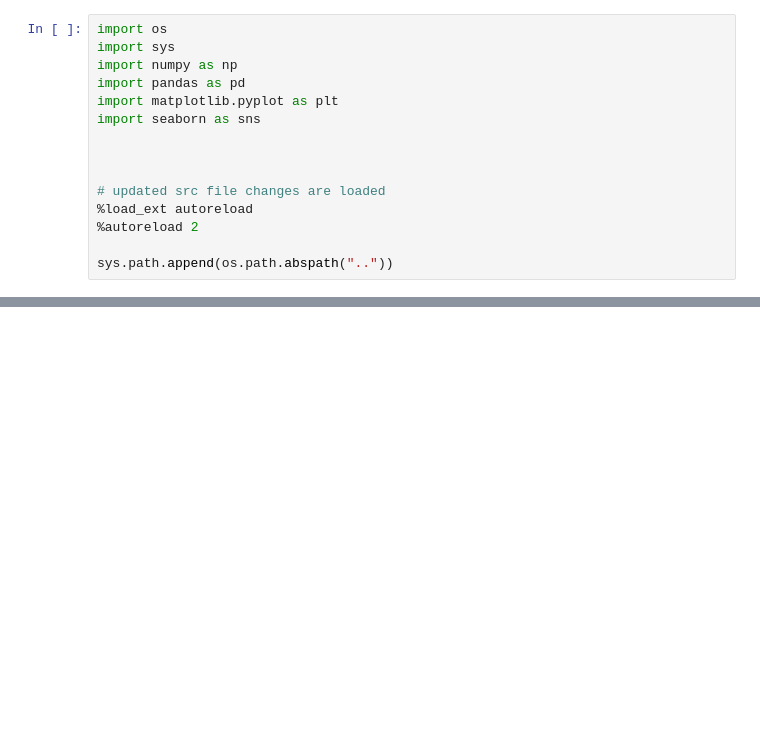
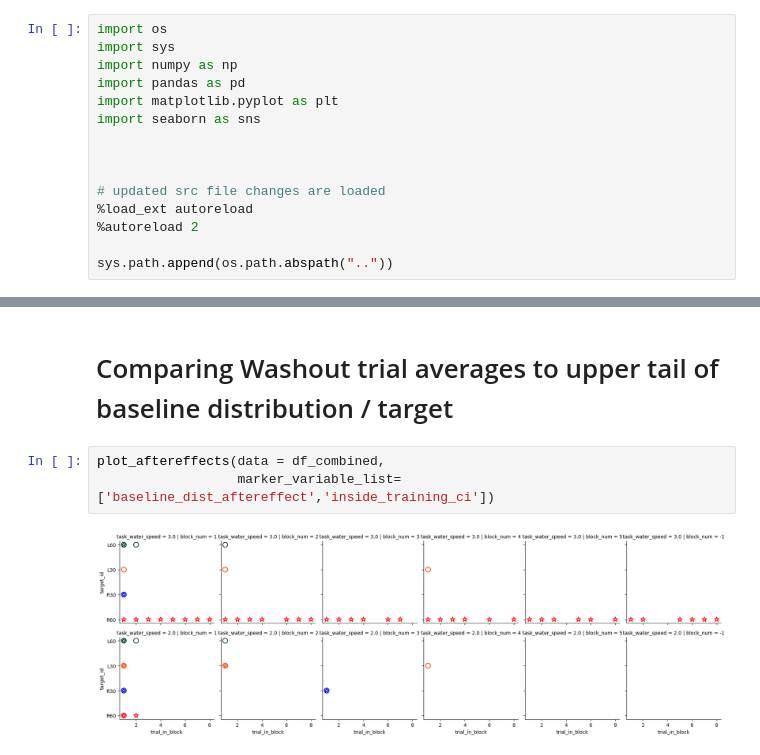
Before and after one commit to jacobjb02/vr-motor-adaptation-notebooks, a Jupyter notebook: Notebook/washout.ipynb, the cells around one changed output, grey strips where cells are left out. Saved outputs shown, nothing was run; the diff lists cells and outputs as text; blank space fills up the shorter version.

```diff
--- a/Notebook/washout.ipynb
+++ b/Notebook/washout.ipynb
@@ -66,0 +202,7 @@ g.map_dataframe(
+# %% [markdown]
+# Comparing Washout trial averages to upper tail of baseline distribution / target
+# %%
+plot_aftereffects(data = df_combined,
+                  marker_variable_list=['baseline_dist_aftereffect','inside_training_ci'])
+# %% [output]
+[figure, added]
```
Also changed, not shown: parts of 12 cells of this notebook, 4 other files.
